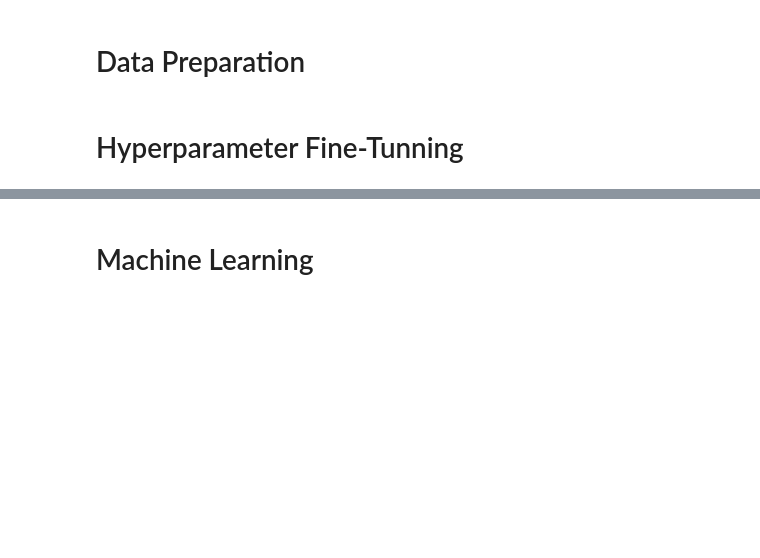
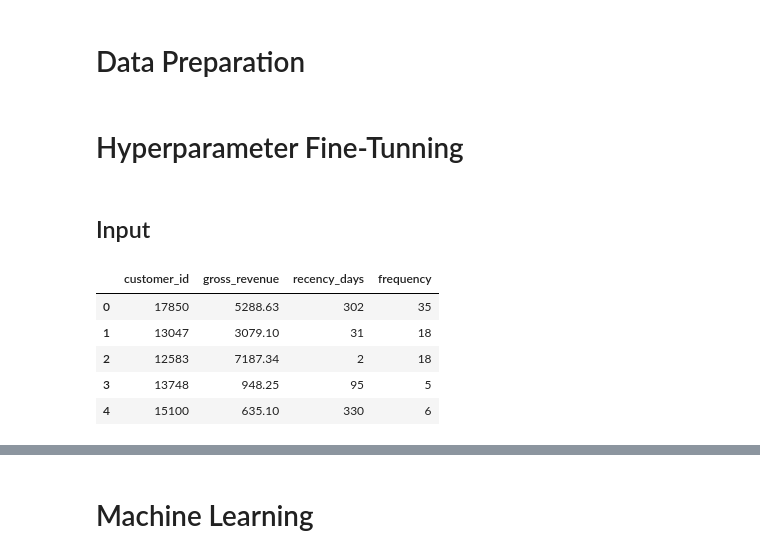
Before and after one commit to MarcosRMG/insiders_clustering, a Jupyter notebook: notebooks/insiders_clustering.ipynb, the cells around one changed output, grey strips where cells are left out. Cells and saved outputs as stored; diff of their text form; code cells hidden in the pictures; blank space fills up the shorter version.

```diff
--- a/notebooks/insiders_clustering.ipynb
+++ b/notebooks/insiders_clustering.ipynb
@@ -312,3 +309,15 @@ recency_date df2['invoice_date'].max()
 # Data Preparation
 # %% [markdown]
 # Hyperparameter Fine-Tunning
+# %% [markdown]
+## Input
+# %%
+df7 = pd.read_csv('../data/processed/df_ref.csv')
+df7.head()
+# %% [output]
+|  | customer_id | gross_revenue | recency_days | frequency |
+| 0 | 17850 | 5288.63 | 302 | 35 |
+| 1 | 13047 | 3079.10 | 31 | 18 |
+| 2 | 12583 | 7187.34 | 2 | 18 |
+| 3 | 13748 | 948.25 | 95 | 5 |
+| 4 | 15100 | 635.10 | 330 | 6 |
```
Also changed, not shown: parts of 14 cells of this notebook.
